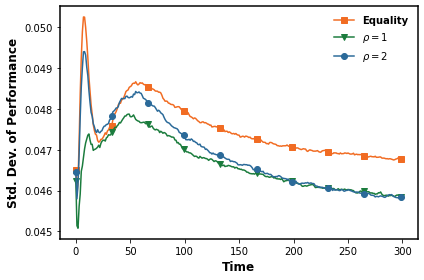
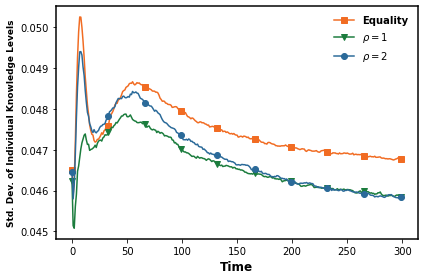
The notebook cell's code change between the first figure and the second:
--- before
+++ after
@@ -14,5 +14,5 @@
 # plt.plot(x, dao_variance[3], "-", label='$\\rho=3$', color=nature_orange)
 plt.xlabel('Time', fontweight='bold', fontsize=12)
-plt.ylabel('Std. Dev. of Performance', fontweight='bold', fontsize=12)
+plt.ylabel('Std. Dev. of Individual Knowledge Levels', fontweight='bold', fontsize=9)
 # plt.xticks(x)
 plt.legend(frameon=False, ncol=1, fontsize=12, prop=legend_properties)

Commit: add survival analysis as per (Greve, 2002)